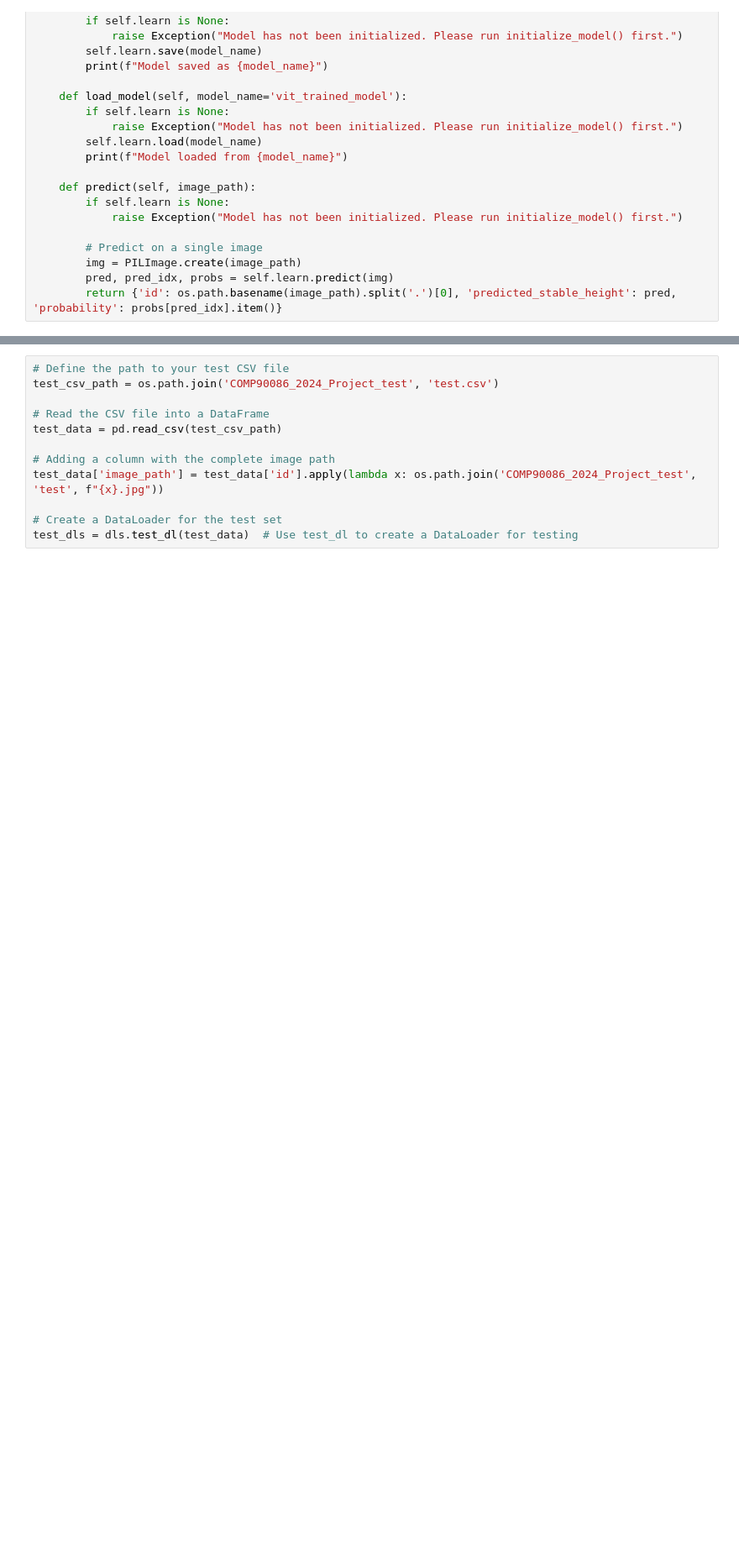
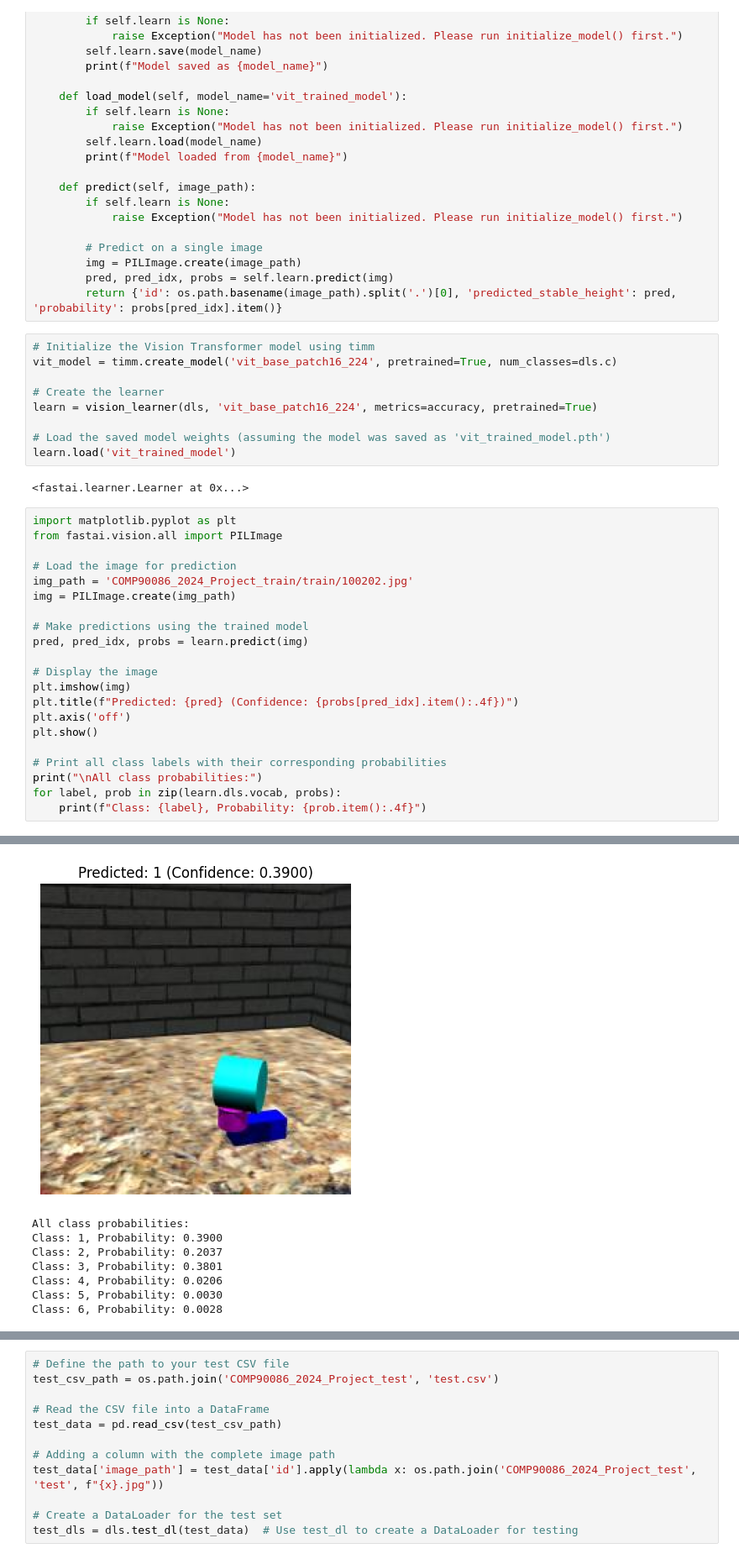
Before and after one commit to julehalim/ComputerVisionFinal, a Jupyter notebook: inception_model.ipynb, the cells around one changed output, grey strips where cells are left out. Shown at 84% size. Saved outputs shown, nothing was run; the diff lists cells and outputs as text; blank space fills up the shorter version.

Commit message:
adding these models

```diff
--- a/inception_model.ipynb
+++ b/inception_model.ipynb
@@ -288,3 +289,36 @@ class VisionTransformerTrainer:
         img = PILImage.create(image_path)
         pred, pred_idx, probs = self.learn.predict(img)
         return {'id': os.path.basename(image_path).split('.')[0], 'predicted_stable_height': pred, 'probability': probs[pred_idx].item()}
+# %%
+# Initialize the Vision Transformer model using timm
+vit_model = timm.create_model('vit_base_patch16_224', pretrained=True, num_classes=dls.c)
+
+# Create the learner
+learn = vision_learner(dls, 'vit_base_patch16_224', metrics=accuracy, pretrained=True)
+
+# Load the saved model weights (assuming the model was saved as 'vit_trained_model.pth')
+learn.load('vit_trained_model')
+# %% [output]
+<fastai.learner.Learner at 0x...>
+# %%
+import matplotlib.pyplot as plt
+from fastai.vision.all import PILImage
+
+# Load the image for prediction
+img_path = 'COMP90086_2024_Project_train/train/100202.jpg'
+img = PILImage.create(img_path)
+
+# Make predictions using the trained model
+pred, pred_idx, probs = learn.predict(img)
+
+# Display the image
+plt.imshow(img)
+plt.title(f"Predicted: {pred} (Confidence: {probs[pred_idx].item():.4f})")
+plt.axis('off')
+plt.show()
+
+# Print all class labels with their corresponding probabilities
+print("\nAll class probabilities:")
+for label, prob in zip(learn.dls.vocab, probs):
+    print(f"Class: {label}, Probability: {prob.item():.4f}")
+# %% [output]
@@ -291,3 +326,11 @@ class VisionTransformerTrainer:
+[figure, added]
+All class probabilities:
+Class: 1, Probability: 0.3900
+Class: 2, Probability: 0.2037
+Class: 3, Probability: 0.3801
+Class: 4, Probability: 0.0206
+Class: 5, Probability: 0.0030
+Class: 6, Probability: 0.0028
 # %%
 # Define paths
 csv_path = 'COMP90086_2024_Project_train/train.csv'
```
Also changed, not shown: parts of 2 cells of this notebook, 1 other file.
